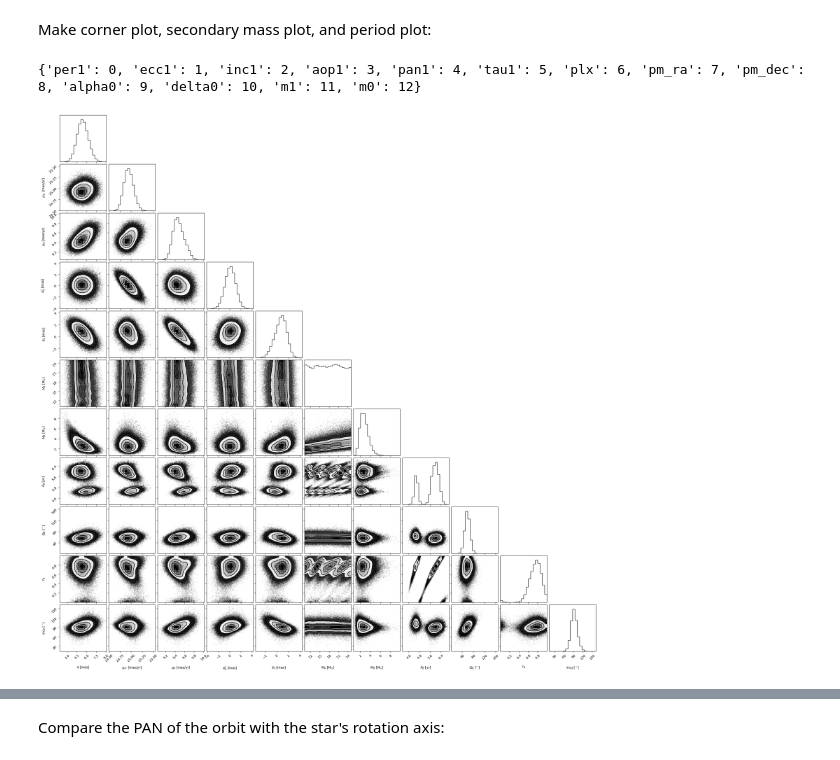
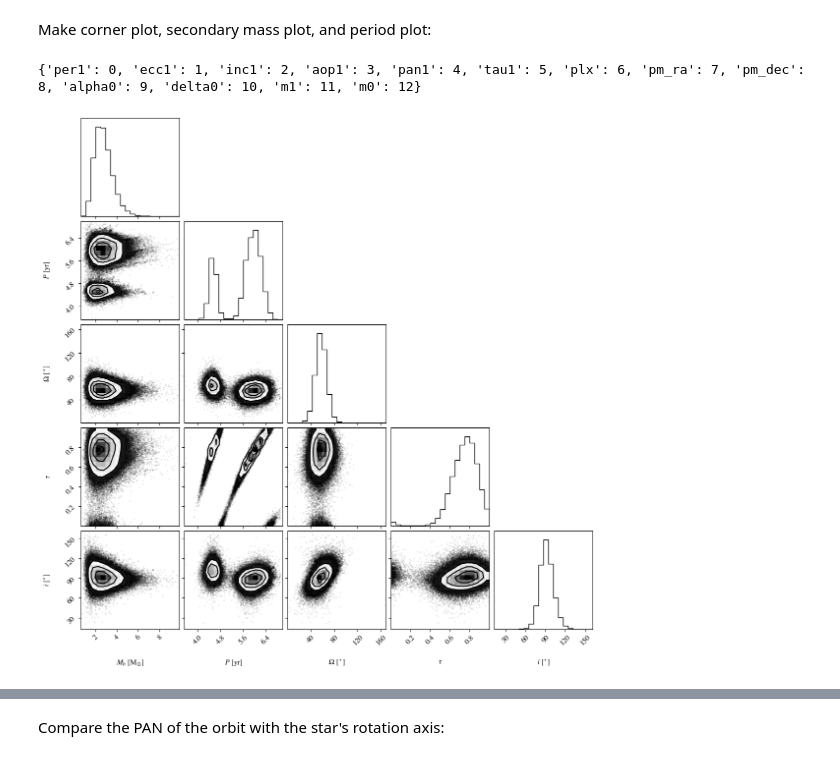
Before and after one commit to sblunt/betelgeuse, a Jupyter notebook: is_it_real.ipynb, the cells around one changed output, grey strips where cells are left out. Cells and saved outputs as stored; diff of their text form; code cells hidden in the pictures.

Commit message:
more plotting tweaks

```diff
--- a/is_it_real.ipynb
+++ b/is_it_real.ipynb
@@ -9,7 +9,7 @@ from astropy.time import Time
 from scipy.stats import norm
 
 """
-using `orbitize_for_betelgeuse` branch of orbitize
+using `orbitize_for_morgan` branch of orbitize
 """
 
 # 1A
@@ -26,10 +26,10 @@ run_name = "planetTrue_dvdFalse_renormHIPFalse_fitradioTrue_fithipparcosTrue_bur
 # run_name = "planetTrue_dvdFalse_renormHIPFalse_fitradioTrue_fithipparcosTrue_eccfree_burn100_total25000000"
 
 # 1D
-# planet = True
-# ecc = False
-# jit = True
-# run_name = "planetTrue_dvdFalse_renormHIPFalse_fitradioTrue_fithipparcosTrue_fitastromjitter_burn100_total25000000"
+planet = True
+ecc = False
+jit = True
+run_name = "planetTrue_dvdFalse_renormHIPFalse_fitradioTrue_fithipparcosTrue_fitastromjitter_burn100_total25000000"
 
 # 2A
 # planet = True
@@ -63,3 +63,8 @@ beetle_results.load_results("results/{}.hdf5".format(run_name))
 savedir = "plots/{}".format(run_name)
 if not os.path.exists(savedir):
     os.mkdir(savedir)
+
+plt.rcParams["font.family"] = "stixgeneral"
+plt.rcParams["mathtext.fontset"] = "stix"
+plt.rcParams["font.size"] = 11
+plt.rcParams["figure.facecolor"] = "white"
@@ -241,7 +71,7 @@ q &  & & $0.16\pm{0.05}$ \\
 # %% [markdown]
 Make corner plot, secondary mass plot, and period plot:
 # %%
-minimal_corner = False
+minimal_corner = True
 
 if not planet:
     param_list = ["plx", "pm_ra", "pm_dec", "alpha0", "delta0"]
@@ -253,36 +83,36 @@ else:
         "alpha0",
         "delta0",
         "m0",
         "m1",
         "per1",
         "pan1",
         "tau1",
         "inc1",
     ]
 # if ecc:
 #     param_list.append("ecc1")
 # if jit:
 #     param_list.append("sigma_ast")
 if minimal_corner:
     param_list = [
         "m1",
         "per1",
         "pan1",
         "tau1",
         "inc1",
     ]
 
 
 print(beetle_results.param_idx)
 fig = plot.plot_corner(beetle_results, param_list=param_list)
 
 if minimal_corner:
-    plt.savefig("{}/minimal_corner.png".format(savedir), dpi=250)
+    plt.savefig("{}/minimal_corner.pdf".format(savedir), dpi=250)
 else:
-    plt.savefig("{}/corner.png".format(savedir), dpi=250)
+    plt.savefig("{}/corner.pdf".format(savedir), dpi=250)
 # %% [output]
 {'per1': 0, 'ecc1': 1, 'inc1': 2, 'aop1': 3, 'pan1': 4, 'tau1': 5, 'plx': 6, 'pm_ra': 7, 'pm_dec': 8, 'alpha0': 9, 'delta0': 10, 'm1': 11, 'm0': 12}
-[figure, old version]
+[figure, new version]
 # %%
 fig, ax = plt.subplots(5, 1, figsize=(5, 10))
 
```
Also changed, not shown: parts of 8 cells of this notebook, 25 other files.
